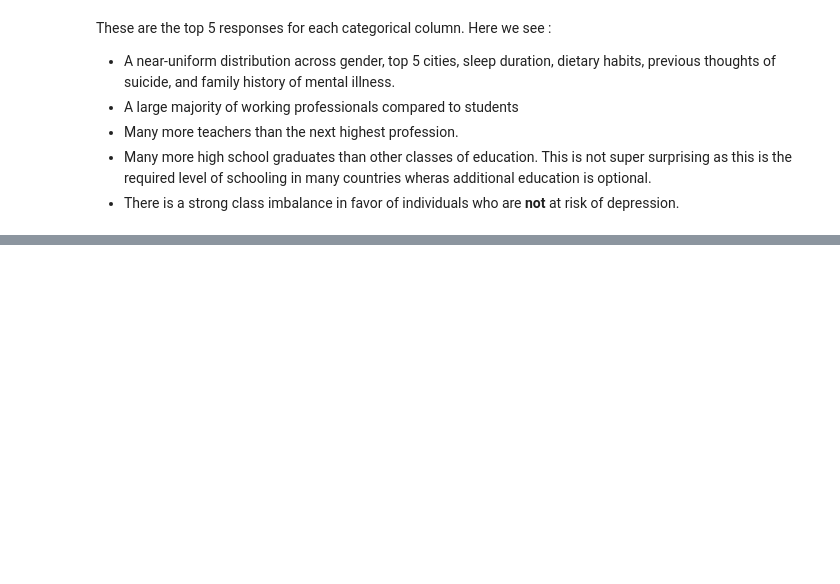
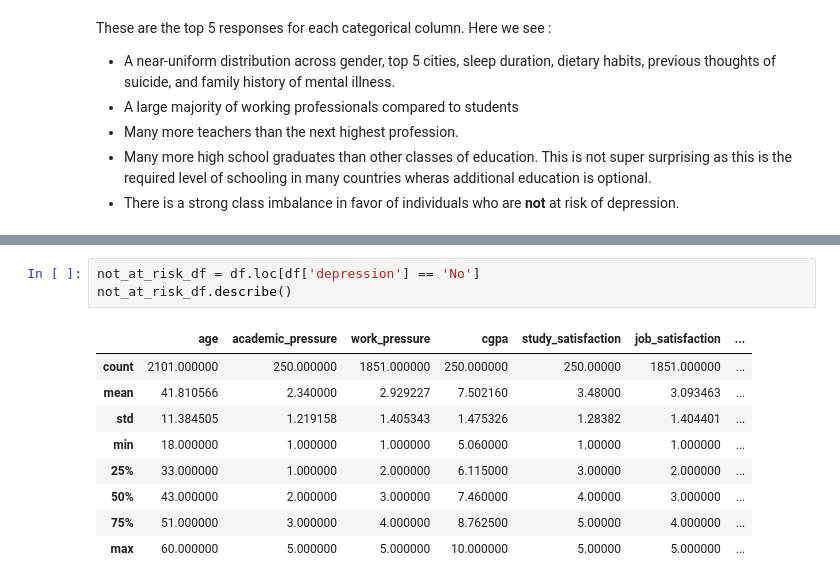
Before and after one commit to elijahlopez94/depression_survey_analysis, a Jupyter notebook: eda.ipynb, the cells around one changed output, grey strips where cells are left out. Cells and saved outputs as stored; diff of their text form; blank space fills up the shorter version.

```diff
--- a/eda.ipynb
+++ b/eda.ipynb
@@ -205,0 +221,13 @@ These are the top 5 responses for each categorical column. Here we see :
+# %%
+not_at_risk_df = df.loc[df['depression'] == 'No']
+not_at_risk_df.describe()
+# %% [output]
+|  | age | academic_pressure | work_pressure | cgpa | study_satisfaction | job_satisfaction | ... |
+| count | 2101.000000 | 250.000000 | 1851.000000 | 250.000000 | 250.00000 | 1851.000000 | ... |
+| mean | 41.810566 | 2.340000 | 2.929227 | 7.502160 | 3.48000 | 3.093463 | ... |
+| std | 11.384505 | 1.219158 | 1.405343 | 1.475326 | 1.28382 | 1.404401 | ... |
+| min | 18.000000 | 1.000000 | 1.000000 | 5.060000 | 1.00000 | 1.000000 | ... |
+| 25% | 33.000000 | 1.000000 | 2.000000 | 6.115000 | 3.00000 | 2.000000 | ... |
+| 50% | 43.000000 | 2.000000 | 3.000000 | 7.460000 | 4.00000 | 3.000000 | ... |
+| 75% | 51.000000 | 3.000000 | 4.000000 | 8.762500 | 5.00000 | 4.000000 | ... |
+| max | 60.000000 | 5.000000 | 5.000000 | 10.000000 | 5.00000 | 5.000000 | ... |
```
Also changed, not shown: parts of 7 cells of this notebook.
